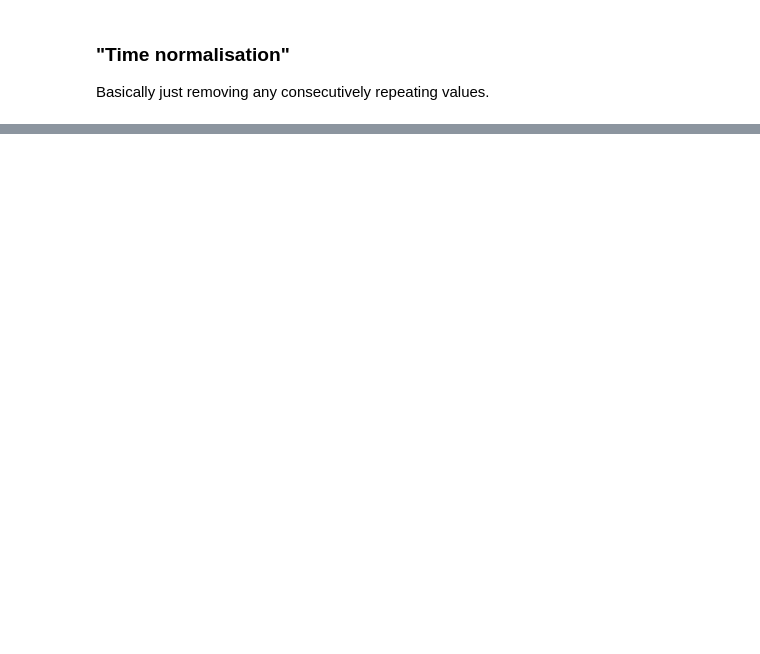
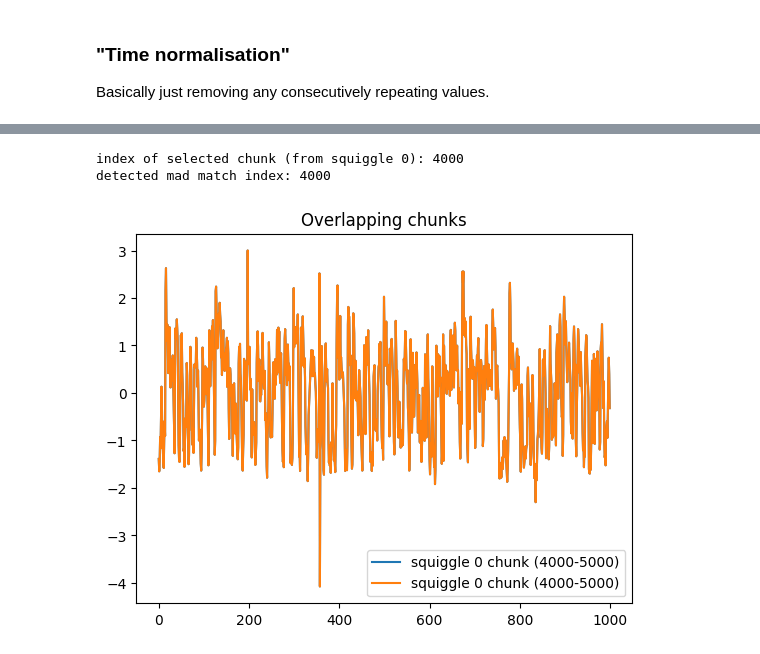
Before and after one commit to p-kirb/SquiggleProject, a Jupyter notebook: inspecting_similar/CompareReducedResolution.ipynb, the cells around one changed output, grey strips where cells are left out. Cells and saved outputs as stored; diff of their text form; code cells hidden in the pictures; blank space fills up the shorter version.

```diff
--- a/inspecting_similar/CompareReducedResolution.ipynb
+++ b/inspecting_similar/CompareReducedResolution.ipynb
@@ -193,0 +205,17 @@ Problem now is finding where in the *original* squiggle they overlap.
+# %%
+maxOverlap = np.argmax(valCrossC)
+print(f"index of selected chunk (from squiggle 0): {chunkStart}")
+print(f"detected mad match index: {maxOverlap}")
+
+fig = plt.figure()
+plt.title("Overlapping chunks")
+
+#plt.plot(normalisedChunk)
+plt.plot(normalisedChunk, label=f"squiggle 0 chunk ({chunkStart}-{chunkEnd})")
+plt.plot(timeNormalised[0][maxOverlap:maxOverlap+chunkSize], label=f"squiggle 0 chunk ({maxOverlap}-{maxOverlap+chunkSize})")
+plt.legend()
+plt.show()
+# %% [output]
+index of selected chunk (from squiggle 0): 4000
+detected mad match index: 4000
+[figure, added]
```
Also changed, not shown: parts of 10 cells of this notebook, 2 other files.
